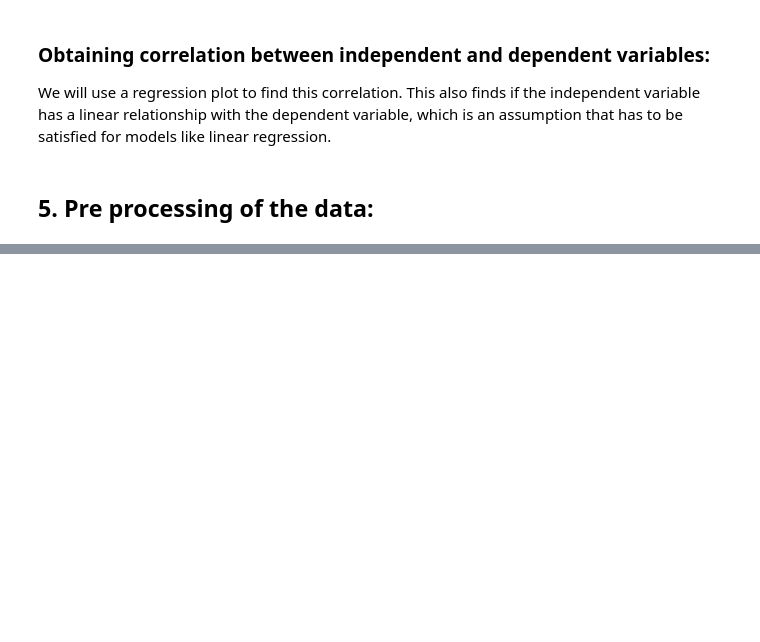
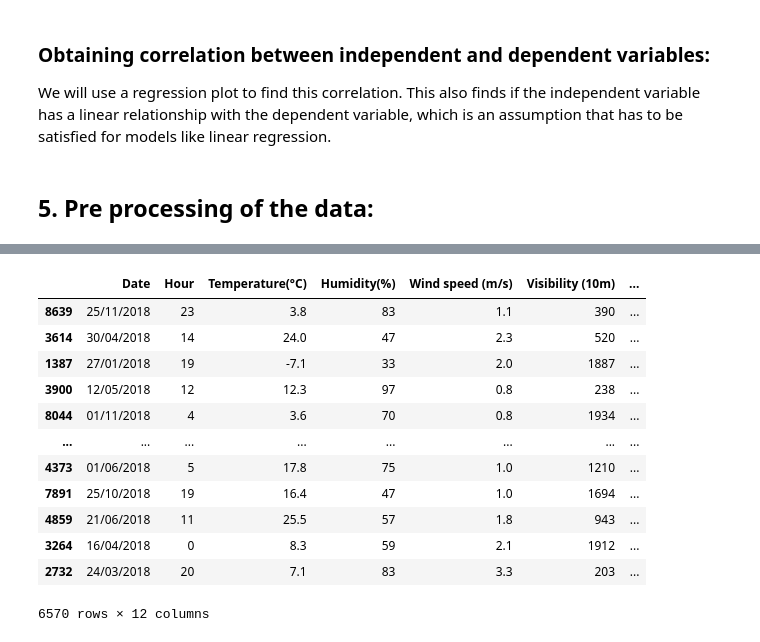
Before and after one commit to istekhar1543/bike-sharing-and-demand-prediction., a Jupyter notebook: bike_sharing_and_demand_prediction.ipynb, the cells around one changed output, grey strips where cells are left out. Cells and saved outputs as stored; diff of their text form; code cells hidden in the pictures; blank space fills up the shorter version.

```diff
--- a/bike_sharing_and_demand_prediction.ipynb
+++ b/bike_sharing_and_demand_prediction.ipynb
@@ -667,0 +725,3 @@ We will use a regression plot to find this correlation. This also finds if the i
+# %%
+#Splitting the dataset into test and train datasets
+X_train,X_test,Y_train,Y_test = train_test_split(X,Y,test_size=0.25,random_state=0)
@@ -667,0 +749,24 @@ We will use a regression plot to find this correlation. This also finds if the i
+# %%
+#Creating object for the StandardScaler function
+scaler = StandardScaler()
+# %%
+#Standardizing the independent variables
+X_train = scaler.fit_transform(X_train)
+X_test = scaler.fit_transform(X_test)
+# %%
+#Overview of what a dataframe looks like after standardizing
+X_train
+# %% [output]
+|  | Date | Hour | Temperature(°C) | Humidity(%) | Wind speed (m/s) | Visibility (10m) | ... |
+| 8639 | 25/11/2018 | 23 | 3.8 | 83 | 1.1 | 390 | ... |
+| 3614 | 30/04/2018 | 14 | 24.0 | 47 | 2.3 | 520 | ... |
+| 1387 | 27/01/2018 | 19 | -7.1 | 33 | 2.0 | 1887 | ... |
+| 3900 | 12/05/2018 | 12 | 12.3 | 97 | 0.8 | 238 | ... |
+| 8044 | 01/11/2018 | 4 | 3.6 | 70 | 0.8 | 1934 | ... |
+| ... | ... | ... | ... | ... | ... | ... | ... |
+| 4373 | 01/06/2018 | 5 | 17.8 | 75 | 1.0 | 1210 | ... |
+| 7891 | 25/10/2018 | 19 | 16.4 | 47 | 1.0 | 1694 | ... |
+| 4859 | 21/06/2018 | 11 | 25.5 | 57 | 1.8 | 943 | ... |
+| 3264 | 16/04/2018 | 0 | 8.3 | 59 | 2.1 | 1912 | ... |
+| 2732 | 24/03/2018 | 20 | 7.1 | 83 | 3.3 | 203 | ... |
+6570 rows × 12 columns
```
Also changed, not shown: parts of 36 cells of this notebook.
